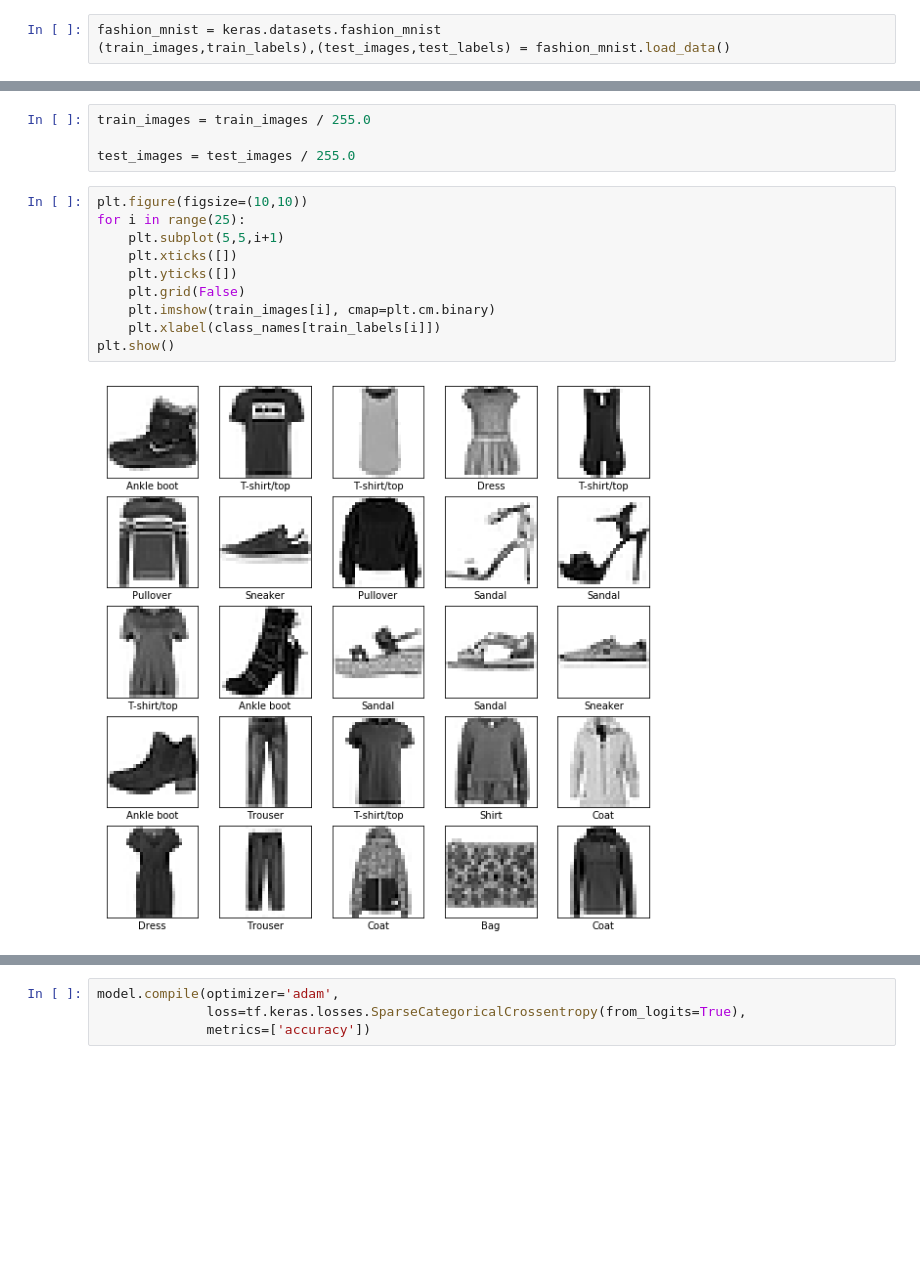
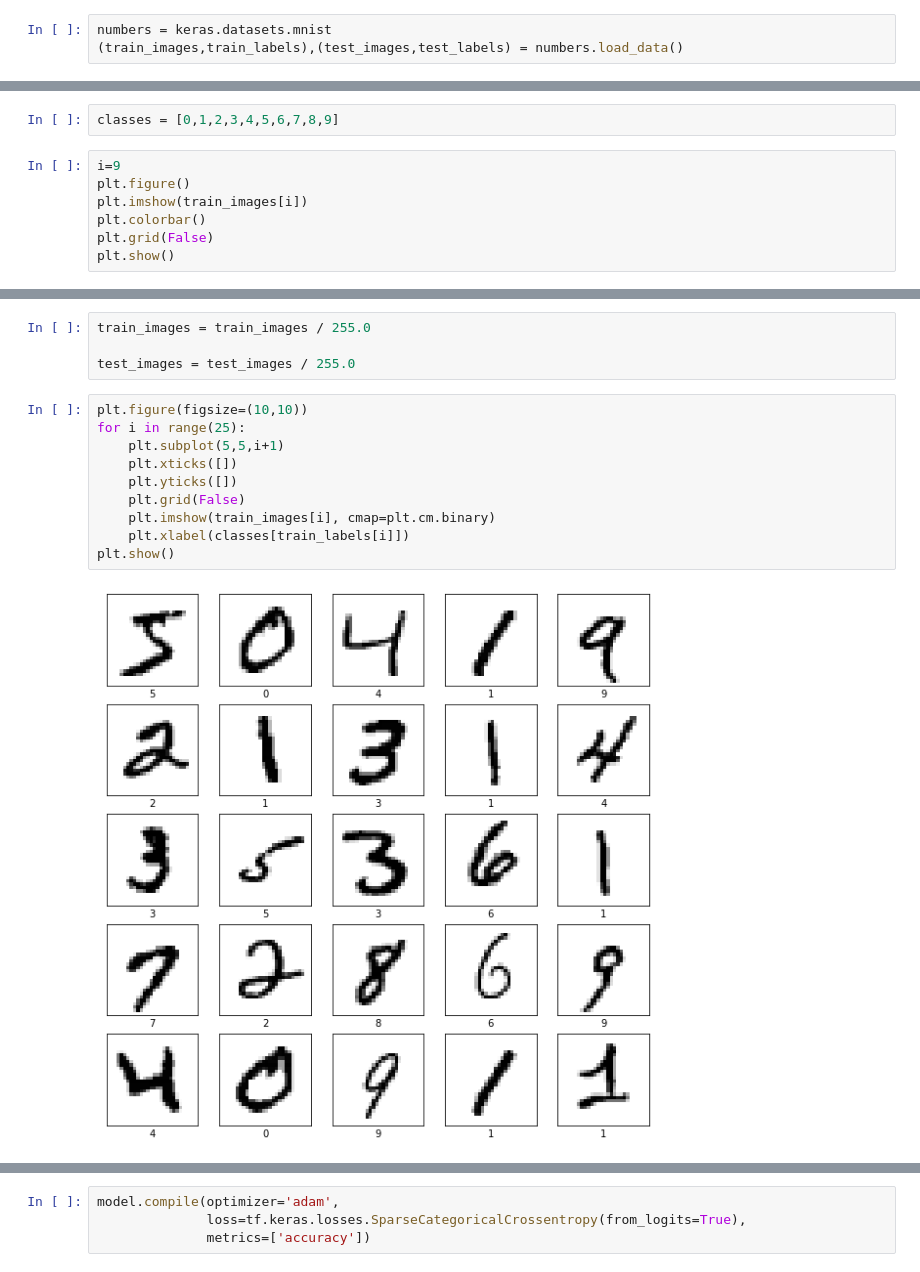
Before and after one commit to LokeshVadlamudi/DeepLearningClass, a Jupyter notebook: kerasClassification.ipynb, the cells around one changed output, grey strips where cells are left out. Drawn from its saved outputs; the diff is of its cells as text; blank space fills up the shorter version.

```diff
--- a/kerasClassification.ipynb
+++ b/kerasClassification.ipynb
@@ -14,6 +16,6 @@ from tensorflow import keras
 import numpy as np
 import matplotlib.pyplot as plt
 # %%
-fashion_mnist = keras.datasets.fashion_mnist
-(train_images,train_labels),(test_images,test_labels) = fashion_mnist.load_data()
+numbers = keras.datasets.mnist
+(train_images,train_labels),(test_images,test_labels) = numbers.load_data()
 # %% [output]
@@ -61,0 +24,9 @@ len(train_labels)
+# %%
+classes = [0,1,2,3,4,5,6,7,8,9]
+# %%
+i=9
+plt.figure()
+plt.imshow(train_images[i])
+plt.colorbar()
+plt.grid(False)
+plt.show()
@@ -78,13 +43,13 @@ test_images = test_images / 255.0
 # %%
 plt.figure(figsize=(10,10))
 for i in range(25):
     plt.subplot(5,5,i+1)
     plt.xticks([])
     plt.yticks([])
     plt.grid(False)
     plt.imshow(train_images[i], cmap=plt.cm.binary)
-    plt.xlabel(class_names[train_labels[i]])
+    plt.xlabel(classes[train_labels[i]])
 plt.show()
 # %% [output]
-[figure, old version]
+[figure, new version]
 # %%
```
Also changed, not shown: parts of 18 cells of this notebook.
